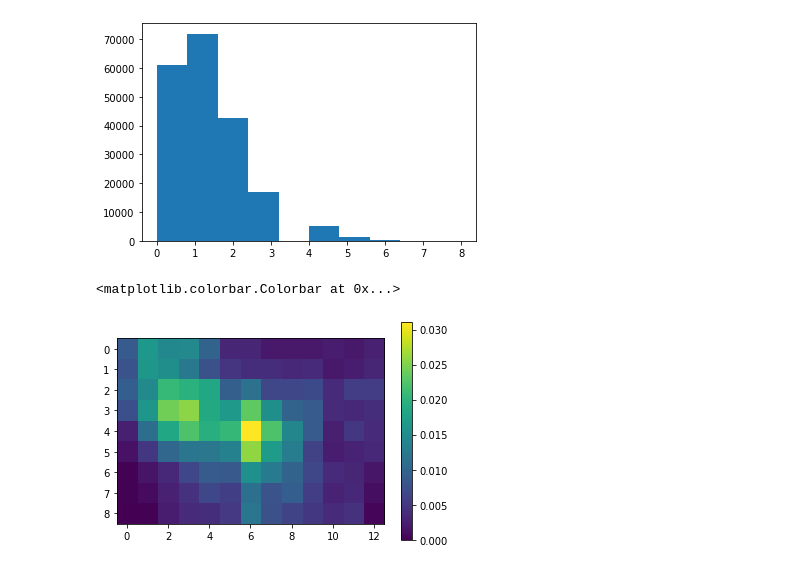
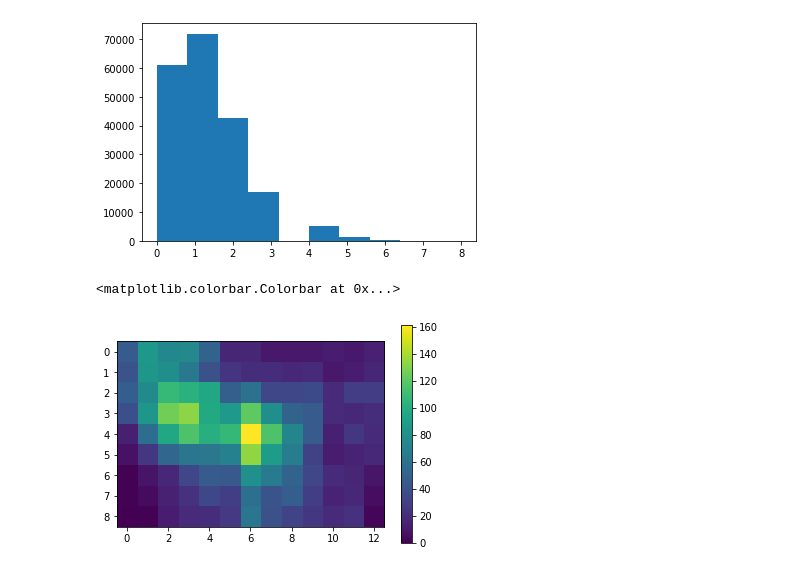
Before and after one commit to aditya-sengupta/exosyssim-prototyping, a Jupyter notebook: dev/occurrence_abc.ipynb, the cells around one changed output. Drawn from its saved outputs; the diff is of its cells as text; code cells hidden in the pictures.

```diff
--- a/dev/occurrence_abc.ipynb
+++ b/dev/occurrence_abc.ipynb
@@ -79,10 +85,10 @@ f = np.histogram2d(koi_periods, koi_radii, bins=[period, rp])[0]
 f /= np.sum(f)
 # %%
-plt.imshow(f) # I guess that's sorta like an H-R diagram?
+plt.imshow(np.histogram2d(koi_periods, koi_radii, bins=[period, rp])[0]) # I guess that's sorta like an H-R diagram?
 plt.colorbar()
 # %% [output]
 <matplotlib.colorbar.Colorbar at 0x...>
-[figure, old version]
+[figure, new version]
 # %%
 bucket = np.random.choice(f.size, p=f.flatten())
 i, j = bucket // f.shape[1], bucket % f.shape[1]
```
Also changed, not shown: parts of 38 cells of this notebook, 1 other file.
